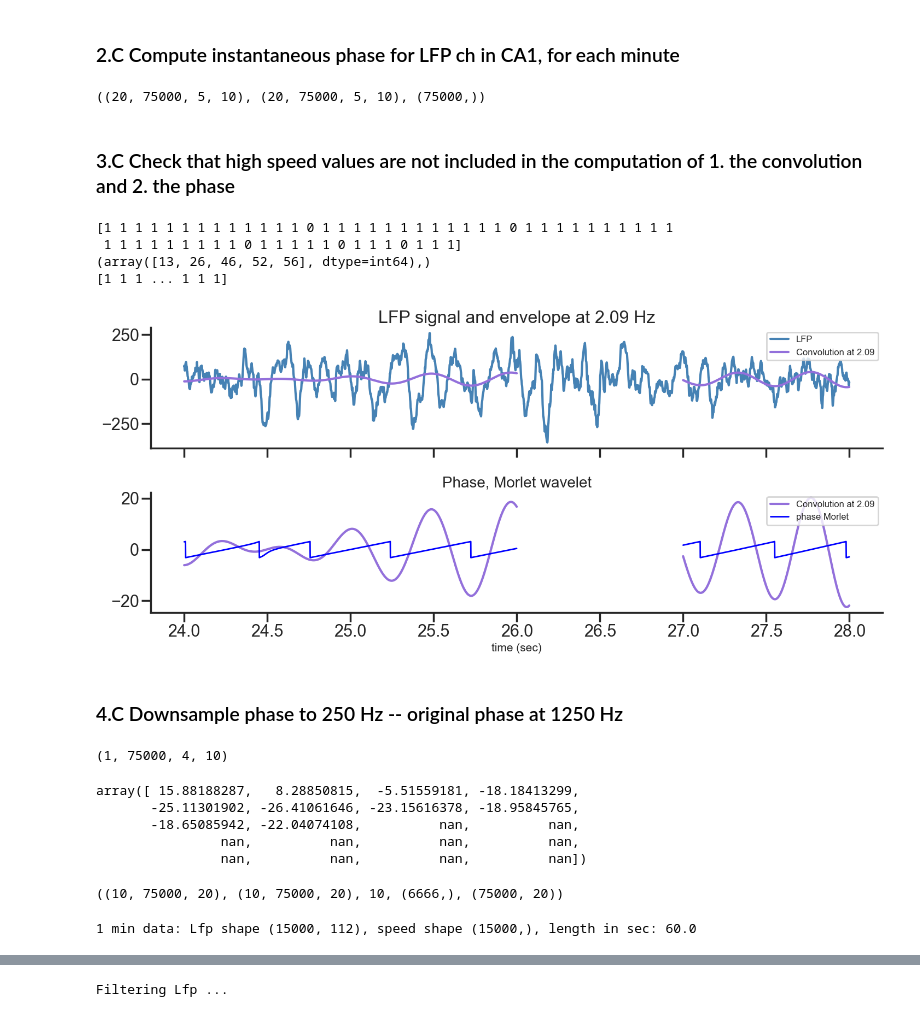
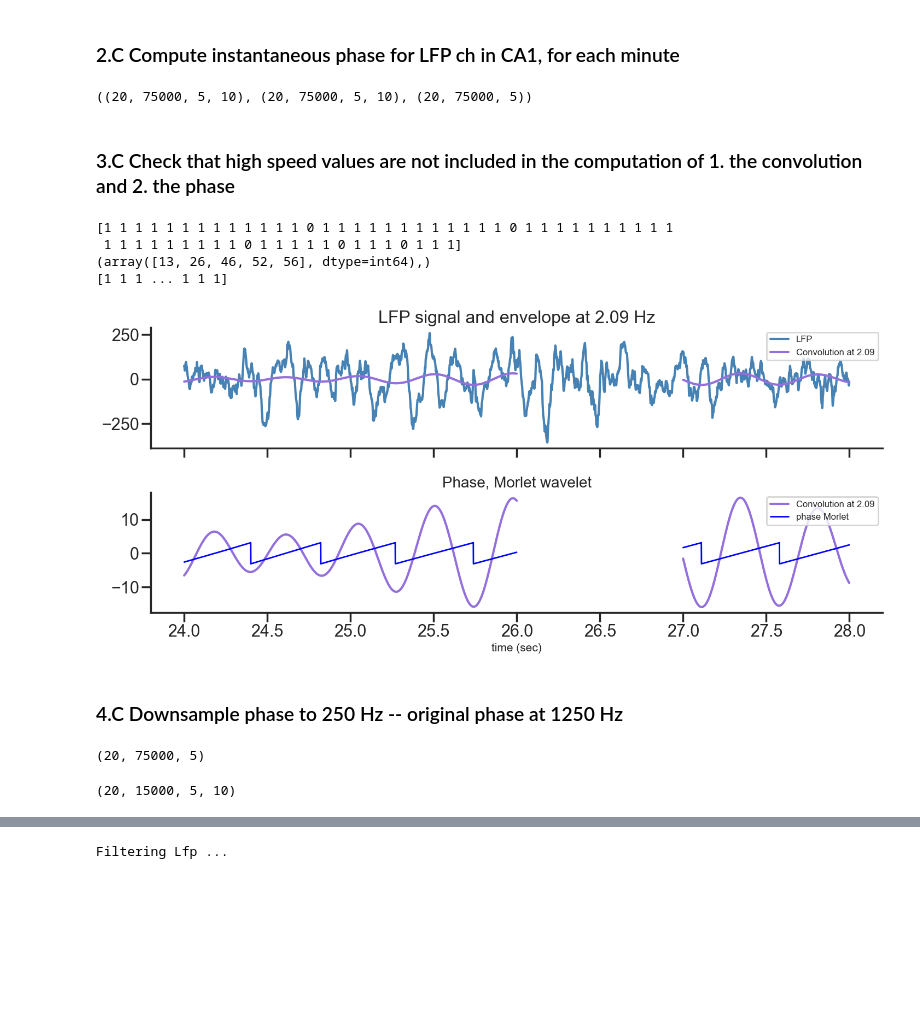
Before and after one commit to gdelfe/Ketamine_effects_on_the_brain, a Jupyter notebook: python/Place_cells_spike_analysis.ipynb, the cells around one changed output, grey strips where cells are left out. Drawn from its saved outputs; the diff is of its cells as text; code cells hidden in the pictures; blank space fills up the shorter version.

Commit message:
edits on the histograms to compute the phase

```diff
--- a/python/Place_cells_spike_analysis.ipynb
+++ b/python/Place_cells_spike_analysis.ipynb
@@ -782,12 +798,12 @@ mask_B_CA1.shape
 fs = 1250
 n_cycles = 10
 
-rep_mask_B = np.repeat(mask_B_CA1,fs,axis=1) # 0 / 1 mask, same length of LFP --- used for calculations
-phase_data_full, conv_data_full = phase_extraction_lfp_low_speed(lfp_B_CA1, rep_mask_B, freq, n_cycles, fs)
+rep_mask_B_CA1 = np.repeat(mask_B_CA1,fs,axis=1) # 0 / 1 mask, same length of LFP --- used for calculations, only CA1
+phase_B_up, conv_B_up = phase_extraction_lfp_low_speed(lfp_B_CA1, rep_mask_B_CA1, freq, n_cycles, fs)
 # %%
-phase_data_full.shape, conv_data_full.shape, rep_mask.shape
+phase_B_up.shape, conv_B_up.shape, rep_mask_B_CA1.shape
 # %% [output]
-((20, 75000, 5, 10), (20, 75000, 5, 10), (75000,))
+((20, 75000, 5, 10), (20, 75000, 5, 10), (20, 75000, 5))
 # %% [markdown]
 ### 3.C Check that high speed values are not included in the computation of 1. the convolution and 2. the phase
 # %%
@@ -807,76 +823,47 @@ duration = 60
 t = np.arange(0, duration, 1/fs)
 
 start = nidx*fs - step
 end = nidx*fs + step
 
-print(rep_mask[minute,start:end,ch])
+print(rep_mask_B_CA1[minute,start:end,ch])
 """ Plot Figure """
 
 # Plot the sin function, the phase, and the Morlet transform
 fig, axs = plt.subplots(2, 1, figsize=(14, 10), sharex=True)
 fig.set_size_inches(15, 7)
 
 # Sin function
 axs[0].set_title('LFP signal and envelope at {:.2f} Hz'.format(f), fontsize=23)
 axs[0].plot(t[start:end],lfp_B[minute,start:end,ch], label='LFP',color='steelblue')
-axs[0].plot(t[start:end],conv_data_full[minute,start:end, ch, f_idx]/scaling/5, label='Convolution at {:.2f}'.format(f),color='mediumpurple')
+axs[0].plot(t[start:end],conv_B_up[minute,start:end, ch, f_idx]/scaling/5, label='Convolution at {:.2f}'.format(f),color='mediumpurple')
 axs[0].legend(fontsize=12, loc='upper right')
 
 # Instantaneous phase Morlet
 axs[1].set_title('Phase, Morlet wavelet', fontsize=20)
-axs[1].plot(t[start:end],conv_data_full[minute,start:end, ch, f_idx]/scaling2, label='Convolution at {:.2f}'.format(f),color='mediumpurple')
-axs[1].plot(t[start:end],phase_data_full[minute,start:end, ch, f_idx], label='phase Morlet', color='blue', linewidth=2)
+axs[1].plot(t[start:end],conv_B_up[minute,start:end, ch, f_idx]/scaling2, label='Convolution at {:.2f}'.format(f),color='mediumpurple')
+axs[1].plot(t[start:end],phase_B_up[minute,start:end, ch, f_idx], label='phase Morlet', color='blue', linewidth=2)
 axs[1].legend(fontsize=12, loc='upper right')
 
 # plt.xlim([12.5,15.5])
 # Adjust layout
 plt.xlabel('time (sec)', fontsize=15)
 plt.tight_layout()
 plt.show()
 # %% [output]
 [1 1 1 1 1 1 1 1 1 1 1 1 1 0 1 1 1 1 1 1 1 1 1 1 1 1 0 1 1 1 1 1 1 1 1 1 1
  1 1 1 1 1 1 1 1 1 0 1 1 1 1 1 0 1 1 1 0 1 1 1]
 (array([13, 26, 46, 52, 56], dtype=int64),)
 [1 1 1 ... 1 1 1]
-[figure, old version]
+[figure, new version]
 # %% [markdown]
 ### 4.C Downsample phase to 250 Hz -- original phase at 1250 Hz
+# %%
+rep_mask_B_CA1.shape
+# %% [output]
+(20, 75000, 5)
 # %%
-phase_data_full.shape
+phase_B = phase_B_up[:,::5,:,:]
+mask_Bd = rep_mask_B_CA1[:,::5,:]
+phase_B.shape
 # %% [output]
-(1, 75000, 4, 10)
+(20, 15000, 5, 10)
-# %%
-rep_mask[minute,13*fs-step:13*fs+step,ch]
-rep_mask_NaN[minute,13*fs-step:13*fs+step,ch]
-masked_lfp[minute,13*fs-step:13*fs+step,ch]
-# %% [output]
-array([ 15.88188287,   8.28850815,  -5.51559181, -18.18413299,
-       -25.11301902, -26.41061646, -23.15616378, -18.95845765,
-       -18.65085942, -22.04074108,          nan,          nan,
-                nan,          nan,          nan,          nan,
-                nan,          nan,          nan,          nan])
-# %%
-minute = 0
-duration = 60 # signal length in seconds
-n_cycles = 10
-
-fs = 1250  # sampling frequency
-t = np.arange(0, duration, 1/fs)
-
-lfp_signal = lfp_B[minute,0:fs*duration,:]  # Replace with your actual LFP signal
-phase_data, wave_list, conv_data, t_wave = instantaneous_phase_wavelet_cycles(lfp_signal, freq, n_cycles, fs)
-
-phase_data.shape, conv_data.shape, len(wave_list), wave_list[0].shape, lfp_signal.shape,
-# %% [output]
-((10, 75000, 20), (10, 75000, 20), 10, (6666,), (75000, 20))
-# %%
-current_min = 10
-# ====== Select 1 min data
-Lfp_B_min, Lfp_L_min, Lfp_M_min, Lfp_H_min, speed_B_min, speed_L_min, speed_M_min, speed_H_min = \
-    select_1min_data(Lfp_B, Lfp_L, Lfp_M, Lfp_H, speed_B, speed_L, speed_M, speed_H, current_min, N=250)
-
-# ====== Replace Lfp bad channel with nearest neighbor (if bad channel exists)
-if bad_flag:
-    Lfp_B_min, Lfp_L_min, Lfp_M_min, Lfp_H_min = replace_bad_lfp_channel(Lfp_B_min, Lfp_L_min, Lfp_M_min, Lfp_H_min, bad_id, next_id)
-# %% [output]
-1 min data: Lfp shape (15000, 112), speed shape (15000,), length in sec: 60.0
```
Also changed, not shown: parts of 34 cells of this notebook.
